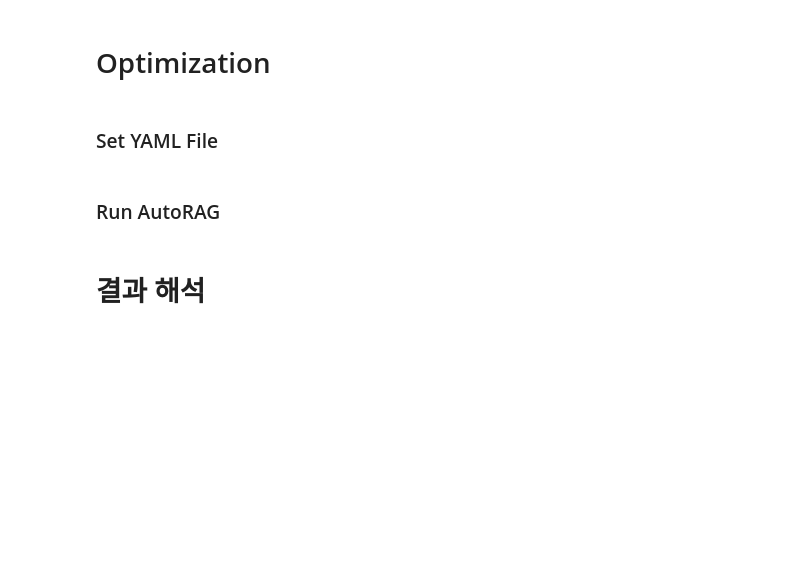
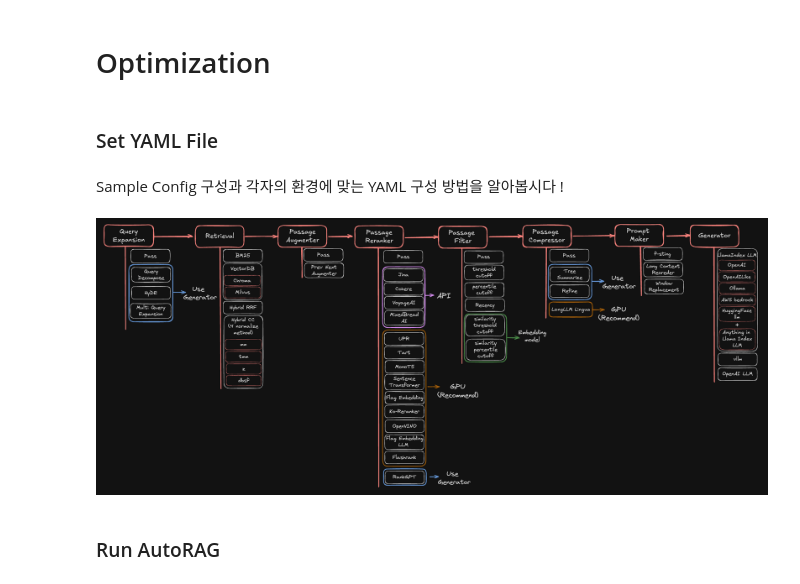
Before and after one commit to Auto-RAG/fast-campus, a Jupyter notebook: notebook/최종 실습/RAG 최적화.ipynb, the cells around one changed output. Drawn from its saved outputs; the diff is of its cells as text; code cells hidden in the pictures; blank space fills up the shorter version.

```diff
--- a/notebook/최종 실습/RAG 최적화.ipynb
+++ b/notebook/최종 실습/RAG 최적화.ipynb
@@ -1,10 +1,9 @@
 # %%
+import pandas as pd
 import os
+import pathlib
 
-import pandas as pd
-
-current_dir = os.getcwd()
-root_dir = os.path.join(current_dir, '..', '..')
+root_dir = pathlib.PurePath(os.path.dirname(os.getcwd())).parent
 data_dir = os.path.join(root_dir, 'data', 'final')
 # %%
 import nest_asyncio
@@ -22,5 +21,14 @@ load_dotenv()
 True
 # %% [markdown]
 # Optimization
-# %% [markdown]
-### Set YAML File
+# %% [markdown]
+### Set YAML File
+# %% [markdown]
+Sample Config 구성과 각자의 환경에 맞는 YAML 구성 방법을 알아봅시다 !
+# %%
+from IPython.display import Image
+
+modules_img_dir = os.path.join(root_dir, 'img', 'modules.png')
+Image(modules_img_dir)
+# %% [output]
+[figure, added]
@@ -27,4 +37,2 @@ True
 # %% [markdown]
 ### Run AutoRAG
-# %% [markdown]
-# 결과 해석
```
Also changed, not shown: parts of 4 cells of this notebook, 14 other files.
